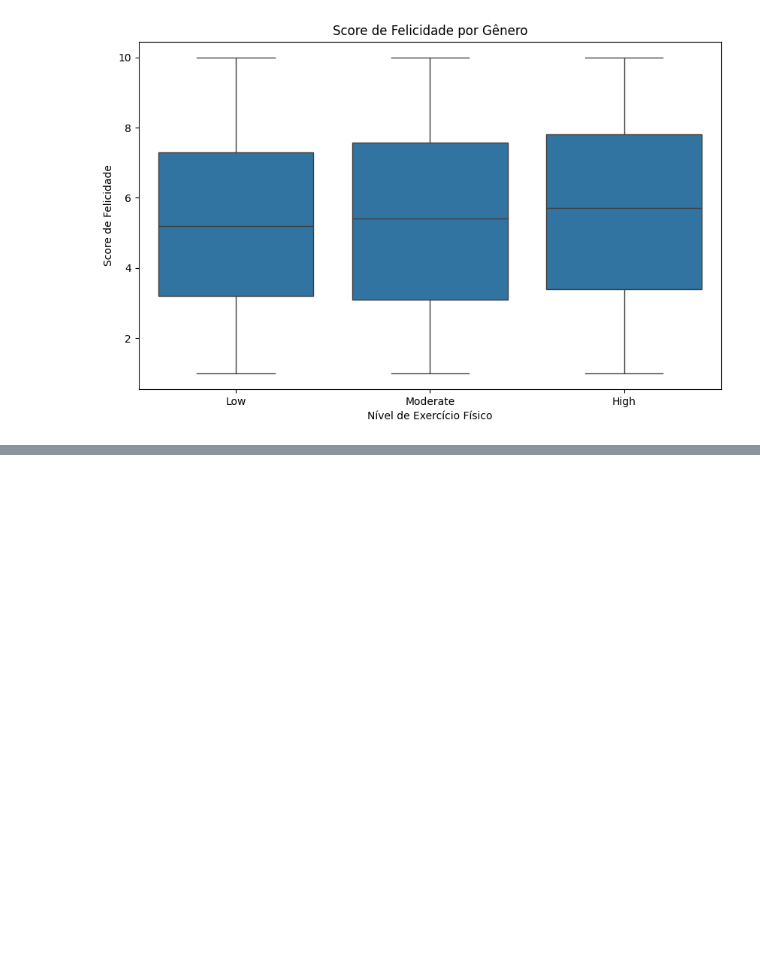
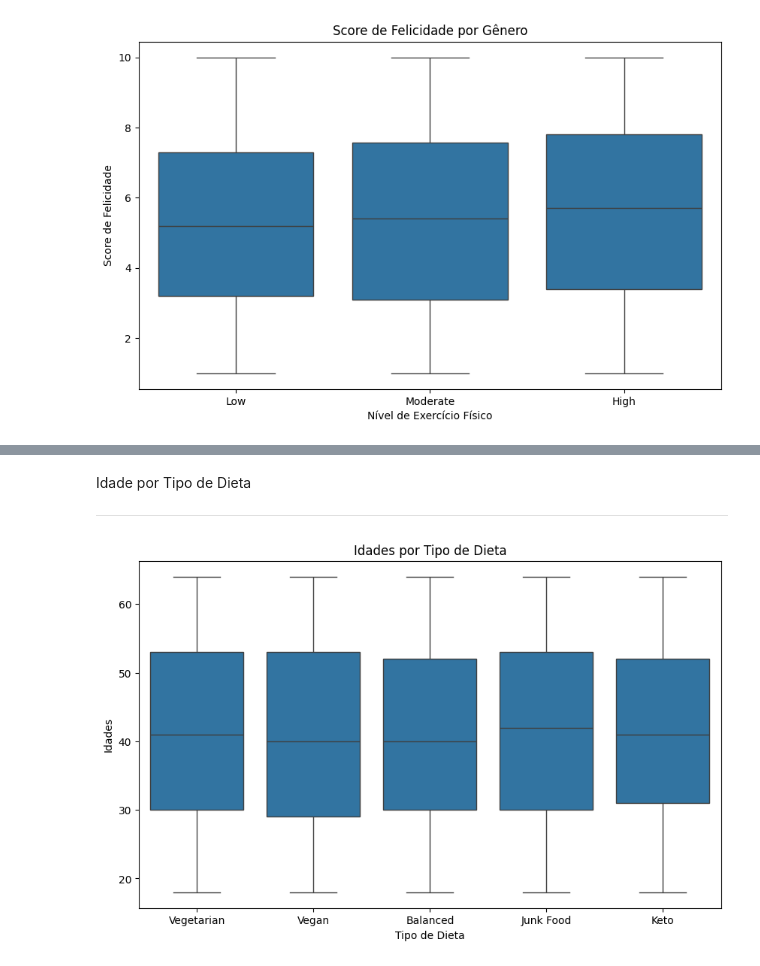
Before and after one commit to hugocfrias/hugocfrias-MVP, a Jupyter notebook: Untitled5.ipynb, the cells around one changed output, grey strips where cells are left out. Cells and saved outputs as stored; diff of their text form; code cells hidden in the pictures; blank space fills up the shorter version.

```diff
--- a/Untitled5.ipynb
+++ b/Untitled5.ipynb
@@ -368,0 +404,14 @@ plt.show()
+# %% [markdown]
+Idade por Tipo de Dieta
+
+---
+# %%
+# Boxplot Idades por por Tipo de Dieta
+plt.figure(figsize=(10, 6))
+sns.boxplot(x='Diet Type', y='Age', data=sleep_cycle)
+plt.title('Idades por Tipo de Dieta')
+plt.xlabel('Tipo de Dieta')
+plt.ylabel('Idades')
+plt.show()
+# %% [output]
+[figure, added]
```
Also changed, not shown: parts of 10 cells of this notebook.
